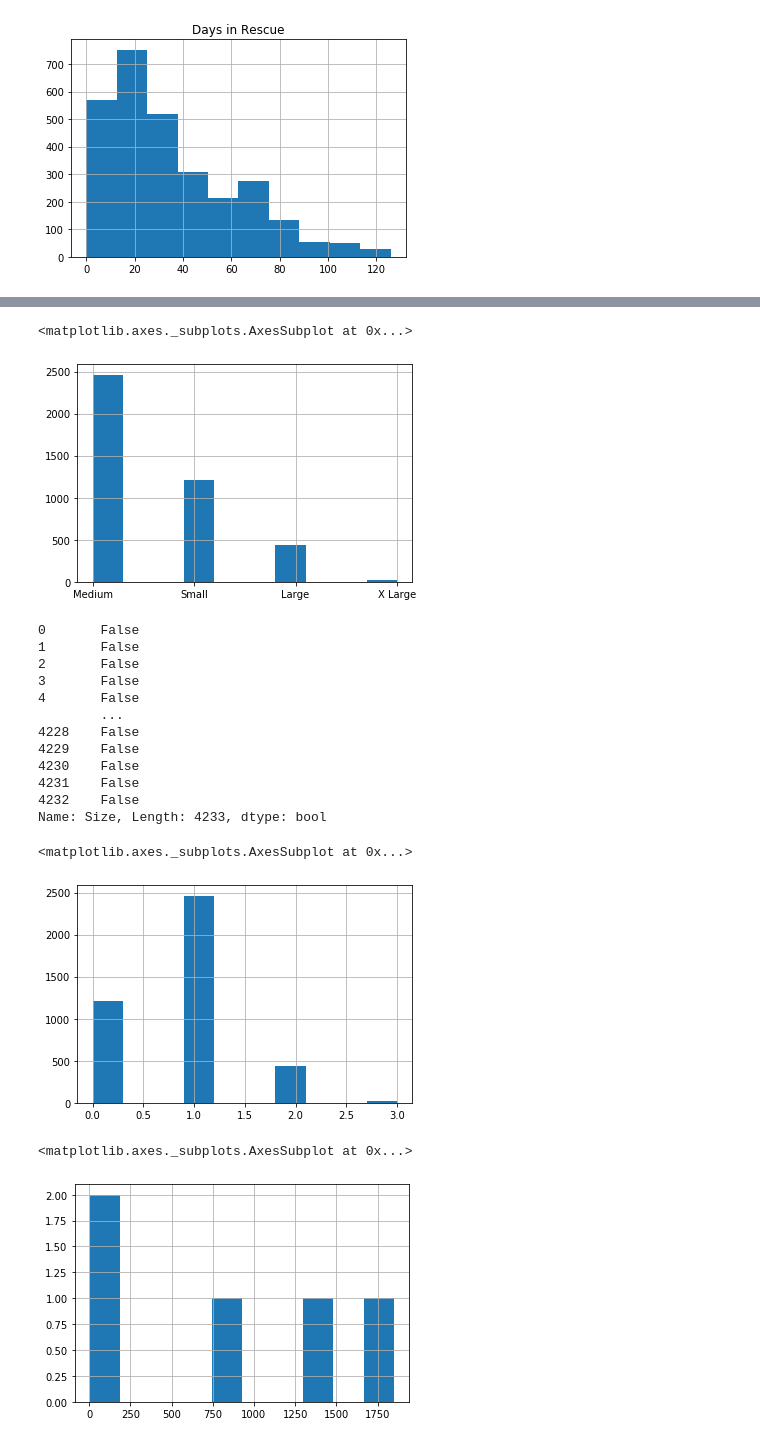
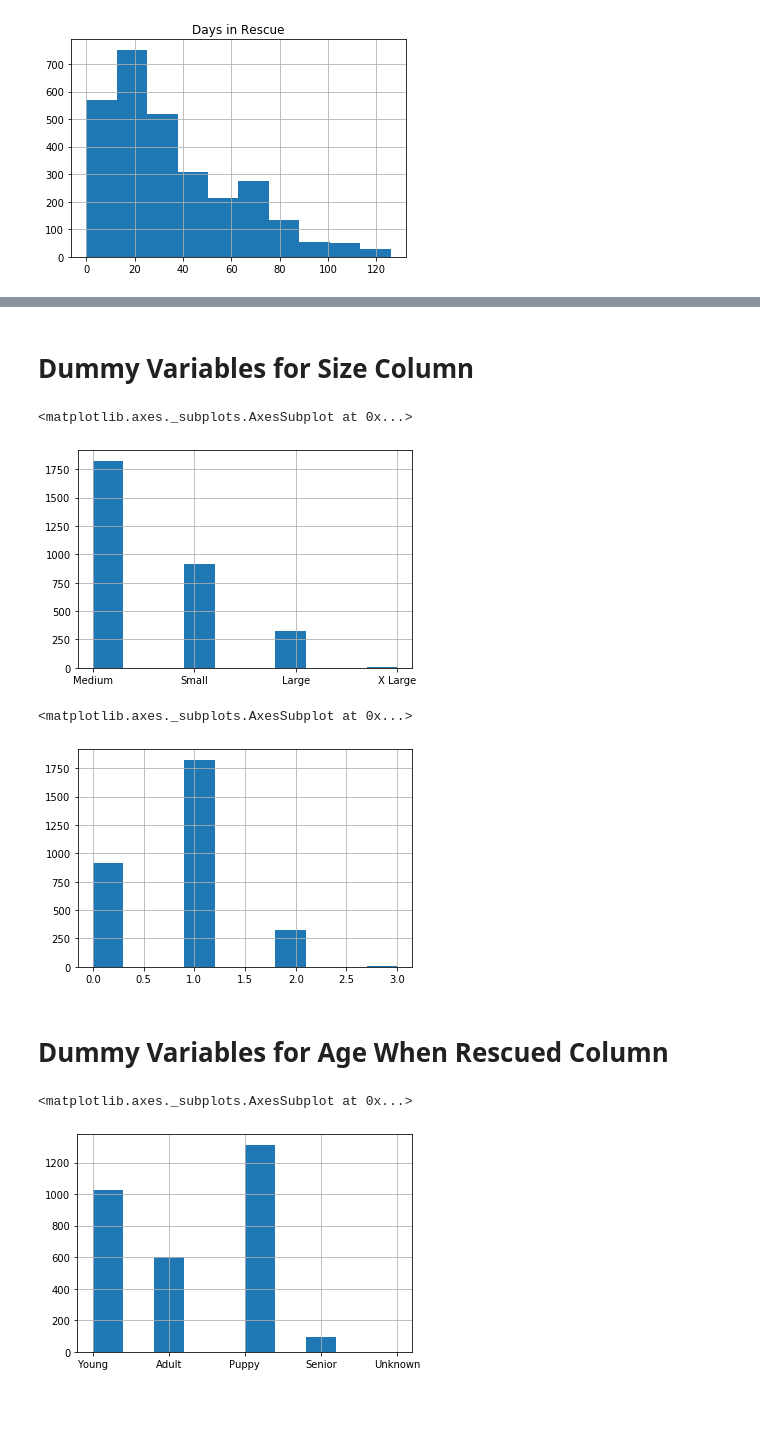
Before and after one commit to bhavanij2/dog-rescue-prediction, a Jupyter notebook: Dog Rescue Jonas Malave Campos.ipynb, the cells around one changed output, grey strips where cells are left out. Drawn from its saved outputs; the diff is of its cells as text; code cells hidden in the pictures; blank space fills up the shorter version.

```diff
--- a/Dog Rescue Jonas Malave Campos.ipynb
+++ b/Dog Rescue Jonas Malave Campos.ipynb
@@ -30,7 +32,7 @@ dtype: float64
 #Fixing Outliers
 df1=pd.DataFrame(df['Days in Rescue'])
 df1 = df1[~((df1 < (Q1 - 1.5 * IQR)) |(df1 > (Q3 + 1.5 * IQR))).any(axis=1)]
-df=df.drop(['Days in Rescue','Breed','Color','Age When\nRescued'],axis=1)
+df=df.drop(['Days in Rescue'],axis=1)
 df=df.join(df1)
 df.hist()
 # %% [output]
@@ -40,10 +44,8 @@ array([[<matplotlib.axes._subplots.AxesSubplot object at 0x...>]],
 # %%
 #Ordering Columns
-column_names=['Name of Dog', 'Current Status', 'Date Rescued', 'Adoption Date',
-       'Days in Rescue', 'Heartworm Positive', 'Adoption Fee',
-       'Breed (Revised - Main)', 'Sex',
-       'Age Group When Rescued', 'Color (Revised)', 'Size',
-       'Altered Prior to Intake (Y/N/U)', 'Intake\nForm#', 'Rescued From']
+
+column_names=['Name of Dog', 'Days in Rescue', 'Heartworm Positive', 'Breed', 'Sex',
+       'Age Group When Rescued', 'Color', 'Size']
 df = df.reindex(columns=column_names)
 df.head(10)
 # %% [output]
@@ -89,7 +92,9 @@ df['Sex'].hist()
+# %% [markdown]
+# Dummy Variables for Size Column
 # %%
-#Dummy Variables for size
+# Size Columb before Dummy Variables
 df['Size'].hist()
 # %% [output]
 <matplotlib.axes._subplots.AxesSubplot at 0x...>
-[figure, old version]
+[figure, new version]
 # %%
@@ -106,30 +111,17 @@ def dummy_variables(size):
 
 df['Size']=df['Size'].apply(dummy_variables)
 df['Size']=pd.to_numeric(df['Size'])
-# %%
-df['Size']==3
-# %% [output]
-0       False
-1       False
-2       False
-3       False
-4       False
-        ...
-4228    False
-4229    False
-4230    False
-4231    False
-4232    False
-Name: Size, Length: 4233, dtype: bool
 # %%
 df['Size'].hist(bins=10)
 # %% [output]
 <matplotlib.axes._subplots.AxesSubplot at 0x...>
-[figure, old version]
+[figure, new version]
+# %% [markdown]
+# Dummy Variables for Age When Rescued Column
 # %%
-#Dummy Variables Age when rescue
-df['Age Group When Rescued'].value_counts().hist()
+#Age when Rescued before Dummy Variables
+df['Age Group When Rescued'].hist()
 # %% [output]
 <matplotlib.axes._subplots.AxesSubplot at 0x...>
-[figure, old version]
+[figure, new version]
 # %%
```
Also changed, not shown: parts of 21 cells of this notebook.
